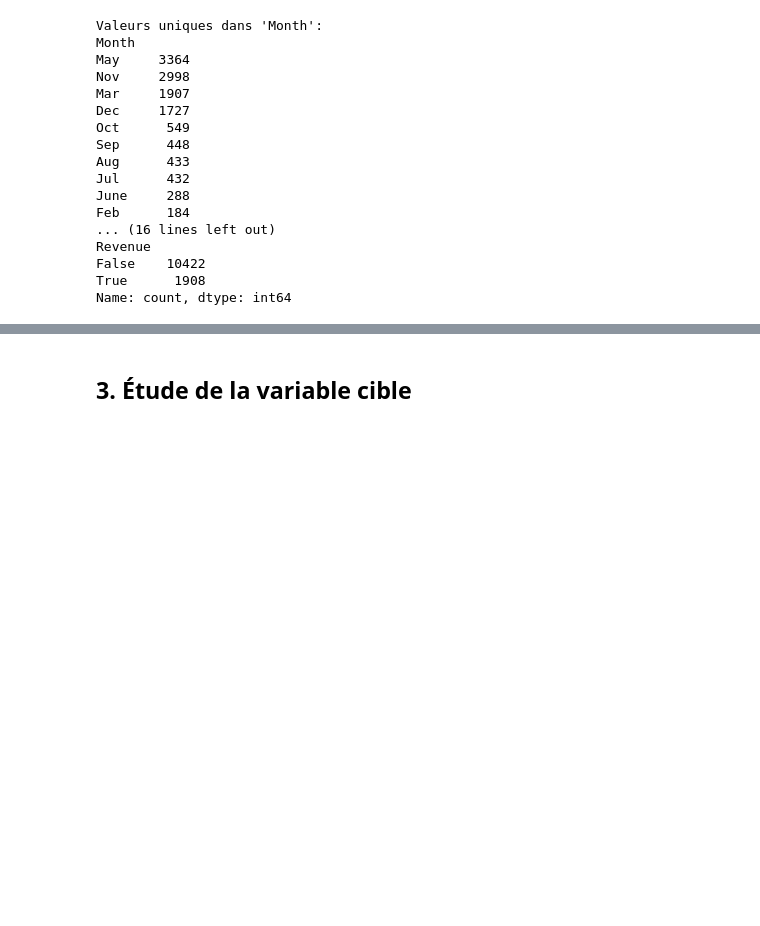
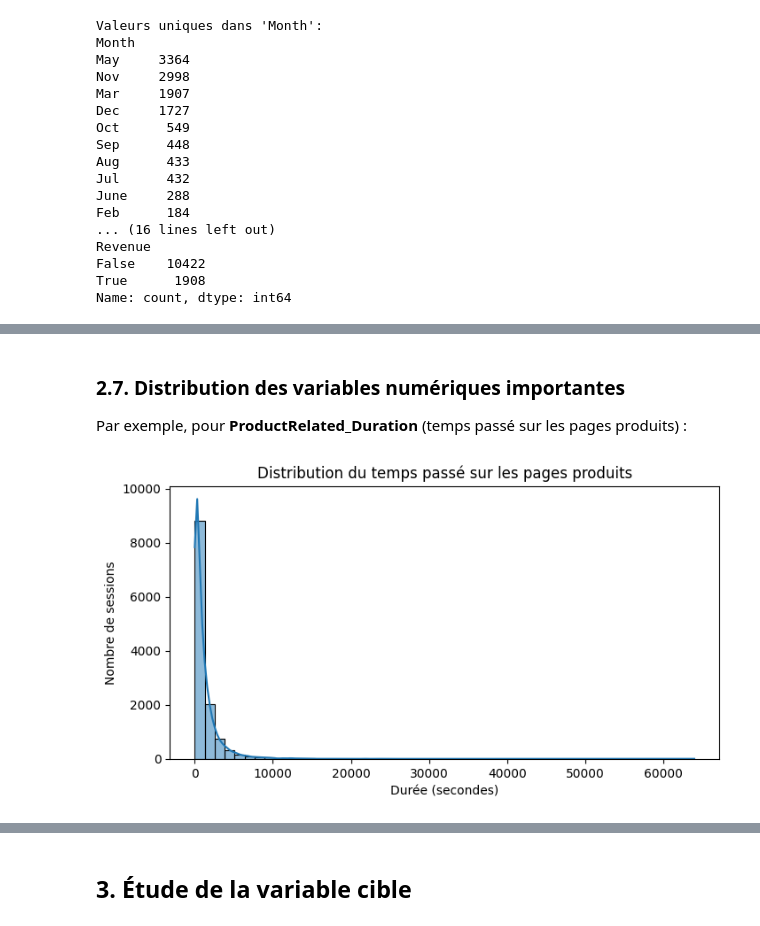
Before and after one commit to ossama-ettaqafi/ONLINE-SHOPPERS-PURCHASE-PREDICTION, a Jupyter notebook: notebooks/01_data_preprocessing.ipynb, the cells around one changed output, grey strips where cells are left out. Drawn from its saved outputs; the diff is of its cells as text; code cells hidden in the pictures; blank space fills up the shorter version.

```diff
--- a/notebooks/01_data_preprocessing.ipynb
+++ b/notebooks/01_data_preprocessing.ipynb
@@ -431,0 +395,13 @@ plt.show()
+# %% [markdown]
+### 2.7. Distribution des variables numériques importantes
+
+Par exemple, pour **ProductRelated\_Duration** (temps passé sur les pages produits) :
+# %%
+plt.figure(figsize=(8,4))
+sns.histplot(data['ProductRelated_Duration'], bins=50, kde=True)
+plt.title("Distribution du temps passé sur les pages produits")
+plt.xlabel("Durée (secondes)")
+plt.ylabel("Nombre de sessions")
+plt.show()
+# %% [output]
+[figure, added]
```
Also changed, not shown: parts of 39 cells of this notebook, 4 other files.
